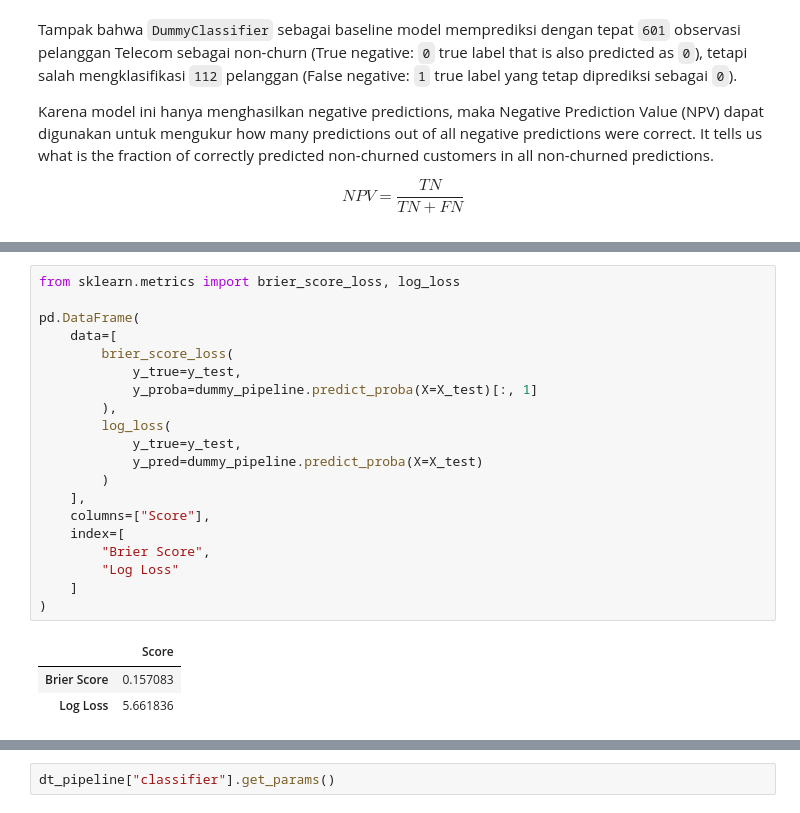
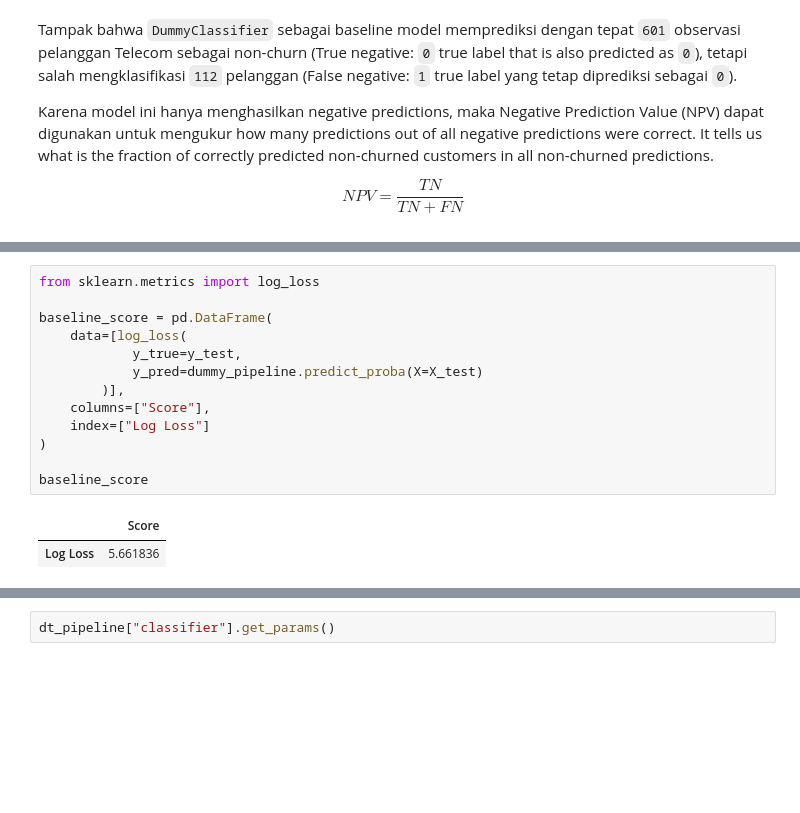
Before and after one commit to garudapaksi-yusuf/Iranian_Telecom_Churn, a Jupyter notebook: notebook/3. Data Modeling.ipynb, the cells around one changed output, grey strips where cells are left out. Drawn from its saved outputs; the diff is of its cells as text; blank space fills up the shorter version.

```diff
--- a/notebook/3. Data Modeling.ipynb
+++ b/notebook/3. Data Modeling.ipynb
@@ -381,24 +417,16 @@ accuracy_score_dummy
 # %%
-from sklearn.metrics import brier_score_loss, log_loss
+from sklearn.metrics import log_loss
 
-pd.DataFrame(
-    data=[
-        brier_score_loss(
-            y_true=y_test,
-            y_proba=dummy_pipeline.predict_proba(X=X_test)[:, 1]
-        ),
-        log_loss(
+baseline_score = pd.DataFrame(
+    data=[log_loss(
             y_true=y_test,
             y_pred=dummy_pipeline.predict_proba(X=X_test)
-        )
-    ],
+        )],
     columns=["Score"],
-    index=[
-        "Brier Score",
-        "Log Loss"
-    ]
+    index=["Log Loss"]
 )
+
+baseline_score
 # %% [output]
 |  | Score |
-| Brier Score | 0.157083 |
 | Log Loss | 5.661836 |
```
Also changed, not shown: parts of 62 cells of this notebook.
